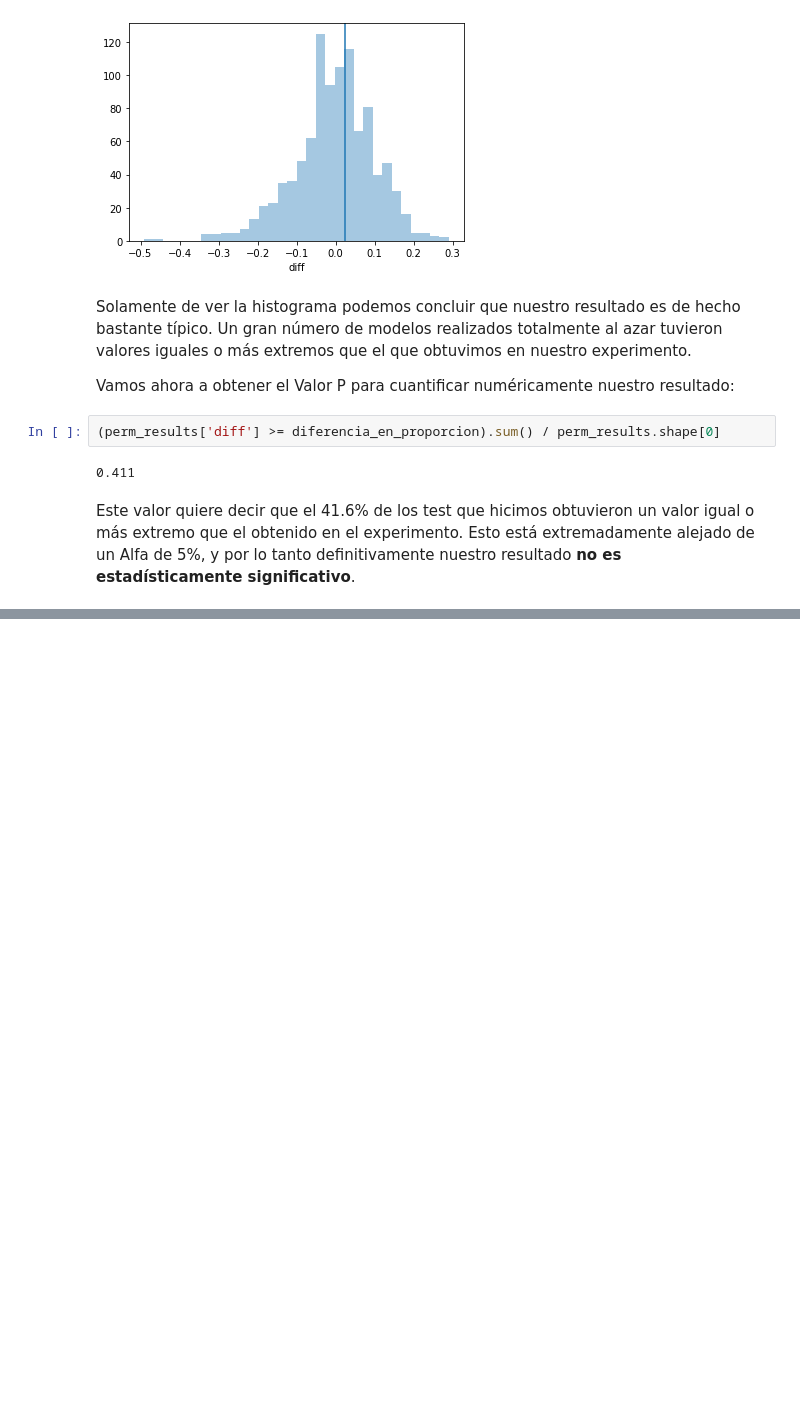
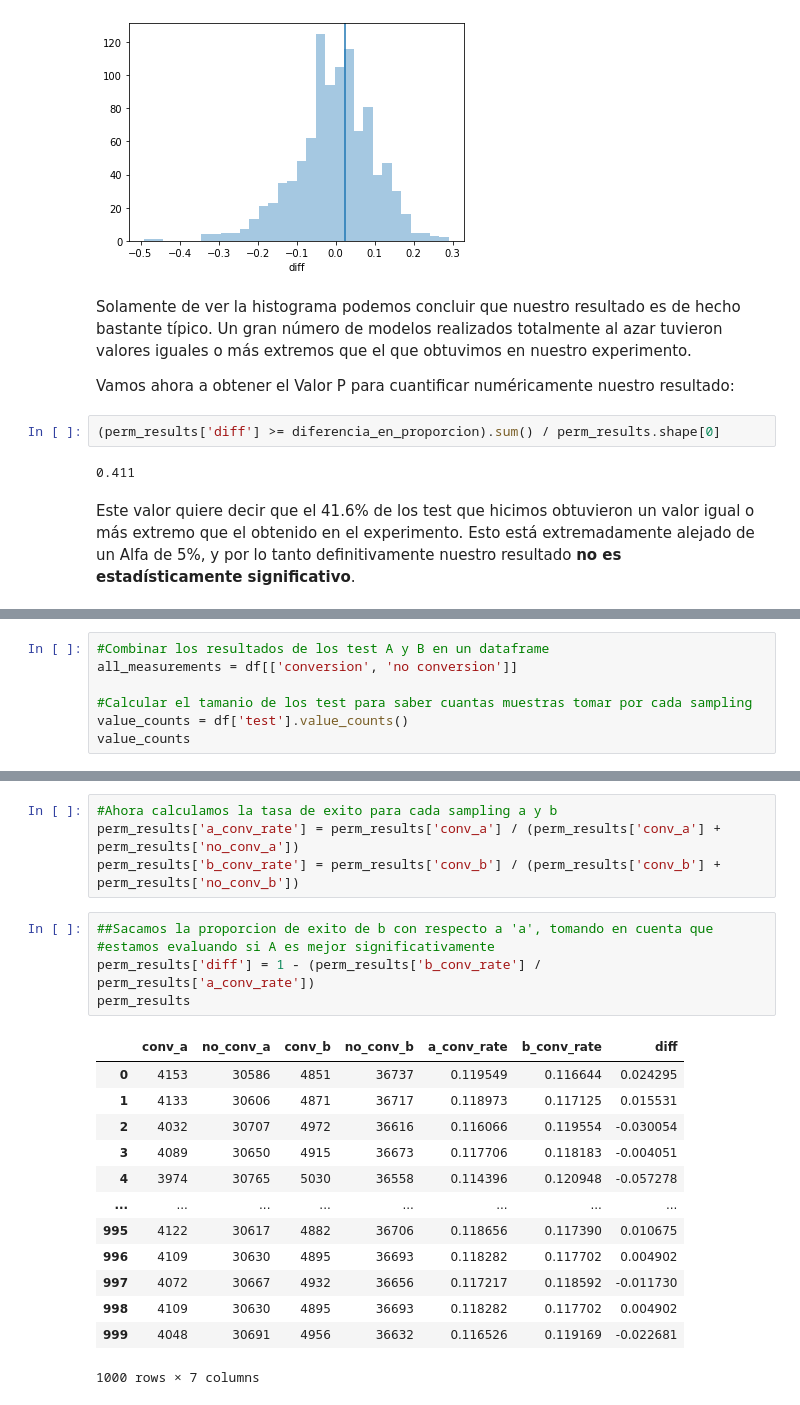
Before and after one commit to AngelicaDC/BEDUpython, a Jupyter notebook: Sesion-07/Ejemplo-01pruebas_ab.ipynb, the cells around one changed output, grey strips where cells are left out. Cells and saved outputs as stored; diff of their text form; blank space fills up the shorter version.

```diff
--- a/Sesion-07/Ejemplo-01pruebas_ab.ipynb
+++ b/Sesion-07/Ejemplo-01pruebas_ab.ipynb
@@ -224,0 +274,7 @@ Este valor quiere decir que el 41.6% de los test que hicimos obtuvieron un valor
+# %%
+#Combinar los resultados de los test A y B en un dataframe
+all_measurements = df[['conversion', 'no conversion']]
+
+#Calcular el tamanio de los test para saber cuantas muestras tomar por cada sampling
+value_counts = df['test'].value_counts()
+value_counts
@@ -224,0 +328,23 @@ Este valor quiere decir que el 41.6% de los test que hicimos obtuvieron un valor
+# %%
+#Ahora calculamos la tasa de exito para cada sampling a y b
+perm_results['a_conv_rate'] = perm_results['conv_a'] / (perm_results['conv_a'] + perm_results['no_conv_a'])
+perm_results['b_conv_rate'] = perm_results['conv_b'] / (perm_results['conv_b'] + perm_results['no_conv_b'])
+# %%
+##Sacamos la proporcion de exito de b con respecto a 'a', tomando en cuenta que
+#estamos evaluando si A es mejor significativamente
+perm_results['diff'] = 1 - (perm_results['b_conv_rate'] / perm_results['a_conv_rate'])
+perm_results
+# %% [output]
+|  | conv_a | no_conv_a | conv_b | no_conv_b | a_conv_rate | b_conv_rate | diff |
+| 0 | 4153 | 30586 | 4851 | 36737 | 0.119549 | 0.116644 | 0.024295 |
+| 1 | 4133 | 30606 | 4871 | 36717 | 0.118973 | 0.117125 | 0.015531 |
+| 2 | 4032 | 30707 | 4972 | 36616 | 0.116066 | 0.119554 | -0.030054 |
+| 3 | 4089 | 30650 | 4915 | 36673 | 0.117706 | 0.118183 | -0.004051 |
+| 4 | 3974 | 30765 | 5030 | 36558 | 0.114396 | 0.120948 | -0.057278 |
+| ... | ... | ... | ... | ... | ... | ... | ... |
+| 995 | 4122 | 30617 | 4882 | 36706 | 0.118656 | 0.117390 | 0.010675 |
+| 996 | 4109 | 30630 | 4895 | 36693 | 0.118282 | 0.117702 | 0.004902 |
+| 997 | 4072 | 30667 | 4932 | 36656 | 0.117217 | 0.118592 | -0.011730 |
+| 998 | 4109 | 30630 | 4895 | 36693 | 0.118282 | 0.117702 | 0.004902 |
+| 999 | 4048 | 30691 | 4956 | 36632 | 0.116526 | 0.119169 | -0.022681 |
+1000 rows × 7 columns
```
Also changed, not shown: parts of 15 cells of this notebook.
